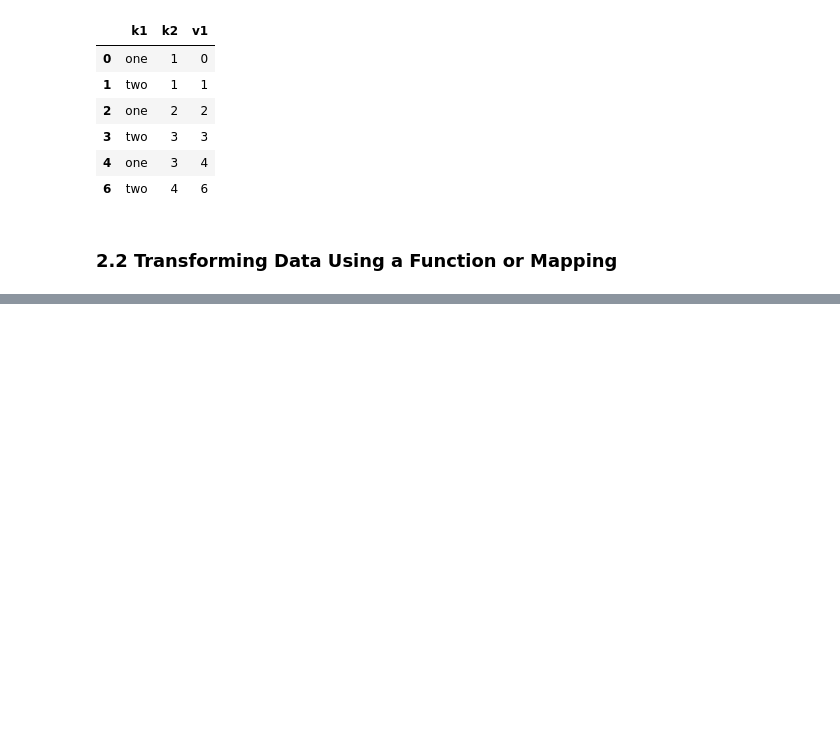
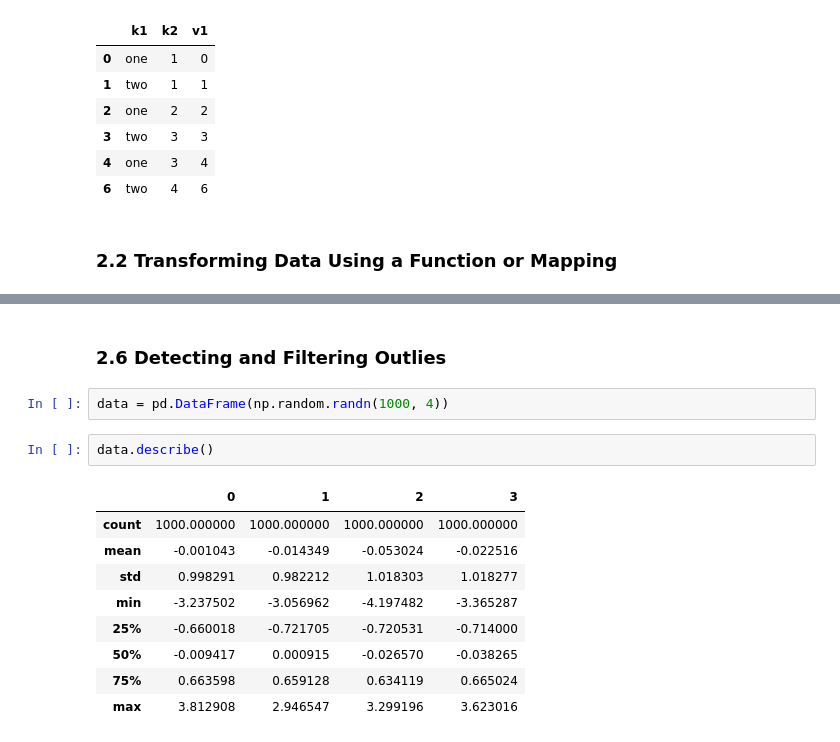
Before and after one commit to Gakun/python_for_data_analysis, a Jupyter notebook: CH7 - Data Cleaning and Preparation.ipynb, the cells around one changed output, grey strips where cells are left out. Cells and saved outputs as stored; diff of their text form; blank space fills up the shorter version.

```diff
--- a/CH7 - Data Cleaning and Preparation.ipynb
+++ b/CH7 - Data Cleaning and Preparation.ipynb
@@ -259,0 +507,16 @@ data.drop_duplicates(['k1', 'k2'], keep='last')
+# %% [markdown]
+### 2.6 Detecting and Filtering Outlies
+# %%
+data = pd.DataFrame(np.random.randn(1000, 4))
+# %%
+data.describe()
+# %% [output]
+|  | 0 | 1 | 2 | 3 |
+| count | 1000.000000 | 1000.000000 | 1000.000000 | 1000.000000 |
+| mean | -0.001043 | -0.014349 | -0.053024 | -0.022516 |
+| std | 0.998291 | 0.982212 | 1.018303 | 1.018277 |
+| min | -3.237502 | -3.056962 | -4.197482 | -3.365287 |
+| 25% | -0.660018 | -0.721705 | -0.720531 | -0.714000 |
+| 50% | -0.009417 | 0.000915 | -0.026570 | -0.038265 |
+| 75% | 0.663598 | 0.659128 | 0.634119 | 0.665024 |
+| max | 3.812908 | 2.946547 | 3.299196 | 3.623016 |
```
Also changed, not shown: parts of 110 cells of this notebook, 1 other file.
